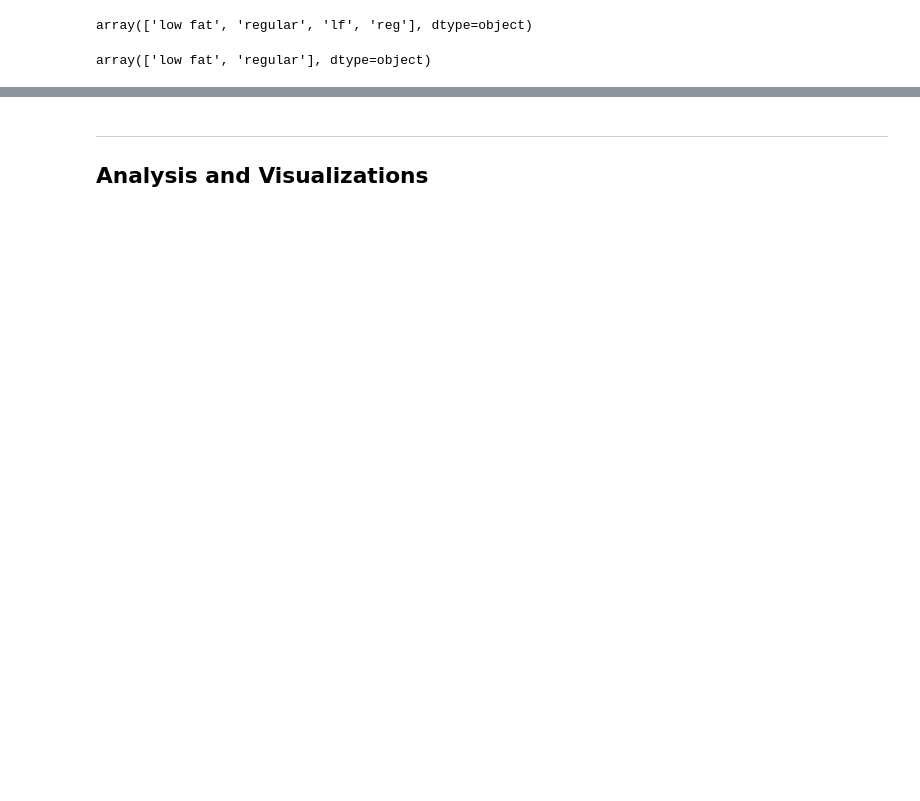
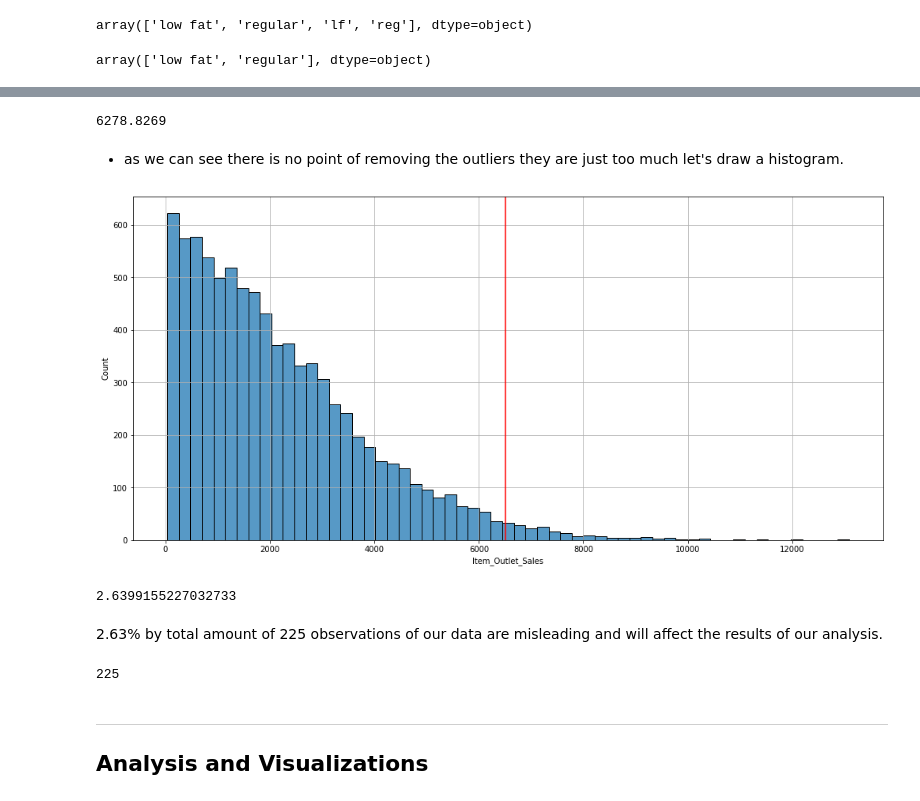
Before and after one commit to YousefSaber/Data-Analysis-2nd, a Jupyter notebook: Train.ipynb, the cells around one changed output, grey strips where cells are left out. Drawn from its saved outputs; the diff is of its cells as text; code cells hidden in the pictures; blank space fills up the shorter version.

Commit message:
complete analysis

```diff
--- a/Train.ipynb
+++ b/Train.ipynb
@@ -136,3 +188,28 @@ array(['low fat', 'regular'], dtype=object)
+# %%
+q = iqr(x,interpolation='midpoint')
+upper_limit = np.percentile(x,75) + 1.5*q
+upper_limit
+# %% [output]
+6278.8269
+# %% [markdown]
+* as we can see there is no point of removing the outliers they are just too much let's draw a histogram.
+# %%
+plt.figure(figsize=(17,8))
+sb.histplot(data=train,x='Item_Outlet_Sales')
+plt.axvline(upper_limit_1,c='red')
+plt.grid(axis='both')
+# %% [output]
+[figure, added]
+# %%
+(train['Item_Outlet_Sales'] > upper_limit).mean() * 100
+# %% [output]
+2.6399155227032733
+# %% [markdown]
+2.63% by total amount of 225 observations of our data are misleading and will affect the results of our analysis.
+# %%
+train[train['Item_Outlet_Sales'] > upper_limit]['Item_Outlet_Sales'].size
+# %% [output]
+225
 # %% [markdown]
 ***
 ## Analysis and Visualizations
```
Also changed, not shown: parts of 27 cells of this notebook, 2 other files.
